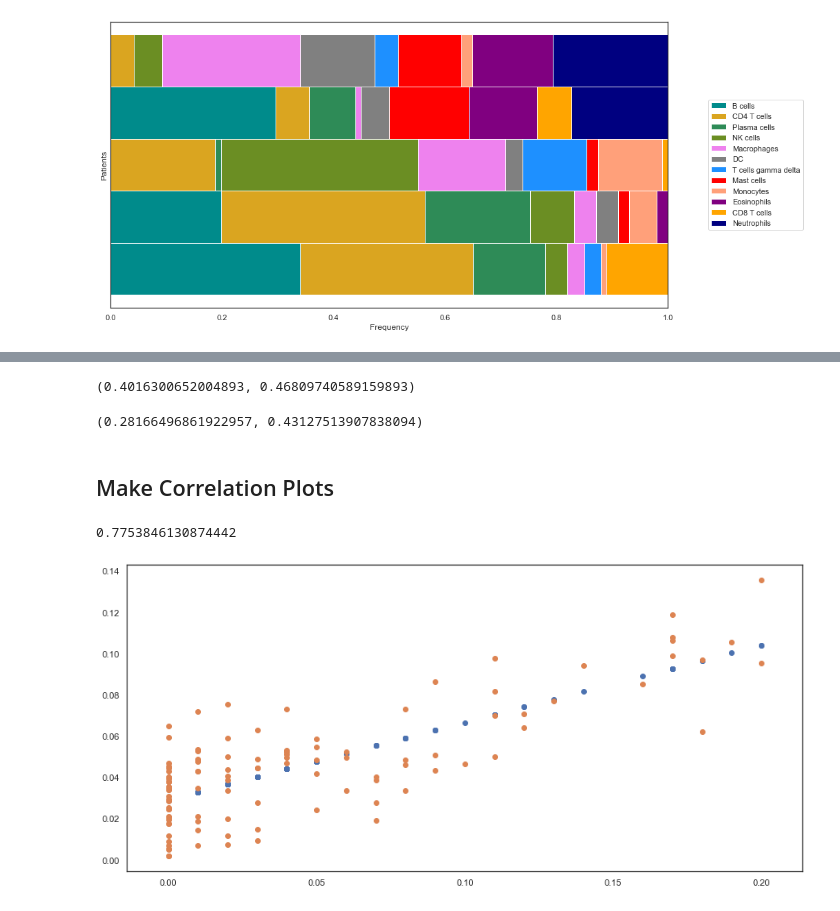
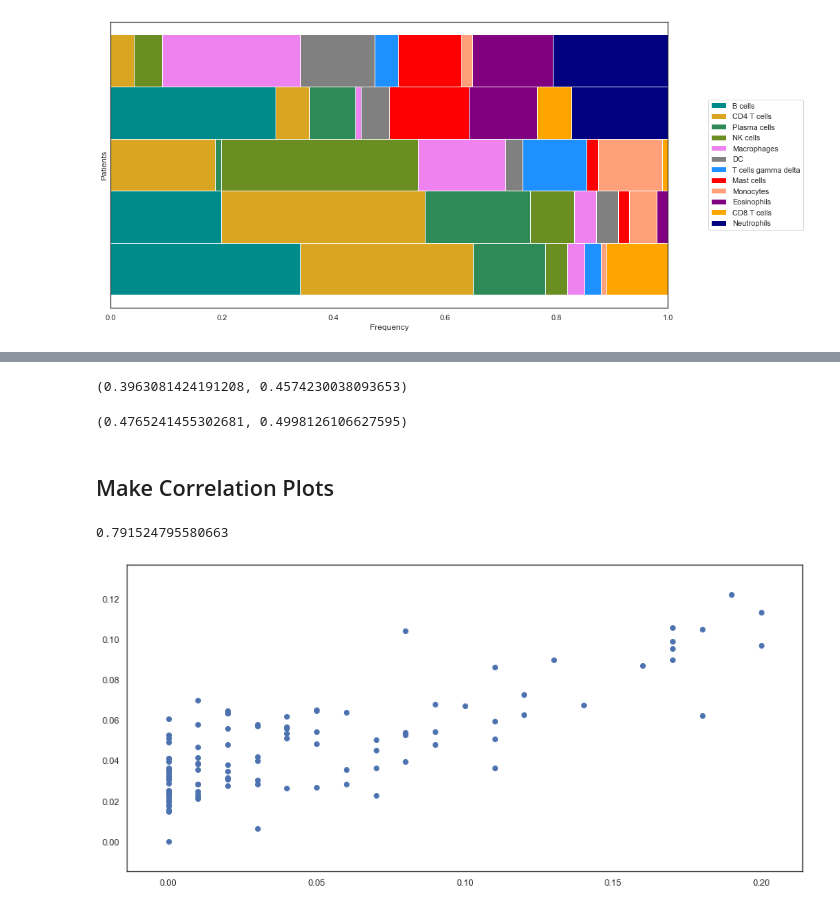
Before and after one commit to N8Grant/TripodsREU, a Jupyter notebook: scripts/NNDeconvolver.ipynb, the cells around one changed output, grey strips where cells are left out. Cells and saved outputs as stored; diff of their text form; code cells hidden in the pictures.

```diff
--- a/scripts/NNDeconvolver.ipynb
+++ b/scripts/NNDeconvolver.ipynb
@@ -65,7 +65,7 @@ df.head()
 | 4 | 0.023462 | 0.067551 | 0.033406 | 0.079458 | 0.038118 | 0.005731 | 0.055723 | 0.046567 | 0.057377 | 0.077398 | ... | ... |
 5 rows × 22 columns
 # %%
-df2 = pd.read_csv("C:/Users/NathanGrant/Programs/TripodsREU/scripts/TumorDecon/data/Simulation_data/Simulation_SNR100to5.csv",index_col="Hugo_Symbol")
+df2 = pd.read_csv("C:/Users/NathanGrant/Programs/TripodsREU/scripts/TumorDecon/data/Simulation_data/Simulation_SNR100to25.csv",index_col="Hugo_Symbol")
 df2.head()
 # %% [output]
 |  | 0 | 1 | 2 | 3 | 4 | 5 | 6 | 7 | 8 | 9 | ... | ... |
@@ -134,7 +134,7 @@ def generate_data(num_samples, x_df, y_df,n_components=6):
         sample = bgm.sample(num_samples-len(samples))[0]
         outliers = clf.predict(sample)
         for i in range(len(outliers)):
-            if outliers[i] == 1 or True:
+            if outliers[i] == 1:
                 samples.append(sample[i])
 
     samples = np.asarray(samples)
@@ -162,7 +165,7 @@ model.compile(optimizer='adam',
 
 #X_train, X_test, y_train, y_test = train_test_split(v.values, df.values, test_size=0.2, random_state=42)
 # %%
-history = model.fit(generated_x, generated_y, epochs=20,
+history = model.fit(generated_x, generated_y, epochs=25,
                     validation_data=(v.values[-20:], df.values[-20:]))
 # %% [output]
 Train on 100000 samples, validate on 20 samples
@@ -202,8 +205,7 @@ predictions = model.predict(v.values[-20:])
 # %% [markdown]
 ### Run cibersort for comparison
 # %%
-c_results = td.cibersort_main(lm22,v.T)
-c_results=c_results.T
+c_results = td.cibersort_main(v.T,lm22)
 # %% [output]
 Running CiberSort...
 # %%
@@ -345,20 +346,20 @@ td.cell_frequency_barchart(cibersort_pred.T)
 # %%
 compute_mean_cell_p_correlation(cibersort_ground_truth.values,predictions_2.values)
 # %% [output]
-(0.4016300652004893, 0.46809740589159893)
+(0.3963081424191208, 0.4574230038093653)
 # %%
-compute_mean_cell_p_correlation(cibersort_ground_truth.values,cibersort_pred.T.values)
+compute_mean_cell_p_correlation(cibersort_ground_truth.values,cibersort_pred.values)
 # %% [output]
-(0.28166496861922957, 0.43127513907838094)
+(0.4765241455302681, 0.4998126106627595)
 # %% [markdown]
 ## Make Correlation Plots
 # %%
 from sklearn.linear_model import LinearRegression
 lin = LinearRegression().fit(cibersort_ground_truth.values.flatten().reshape(-1, 1),predictions_2.values.flatten().reshape(-1, 1))
-plt.scatter(cibersort_ground_truth.values.flatten().reshape(-1, 1),lin.predict(cibersort_ground_truth.values.flatten().reshape(-1, 1)))
-plt.scatter(cibersort_ground_truth.values,predictions_2.values)
+#plt.scatter(cibersort_ground_truth.values.flatten().reshape(-1, 1),lin.predict(cibersort_ground_truth.values.flatten().reshape(-1, 1)))
+plt.scatter(cibersort_ground_truth.values,predictions_2.values,)
 lin.score(cibersort_ground_truth.values.flatten().reshape(-1, 1),predictions_2.values.flatten().reshape(-1, 1))**.5
 # %% [output]
-0.7753846130874442
+0.791524795580663
-[figure, old version]
+[figure, new version]
 # %%
```
Also changed, not shown: parts of 41 cells of this notebook, 9 other files.
